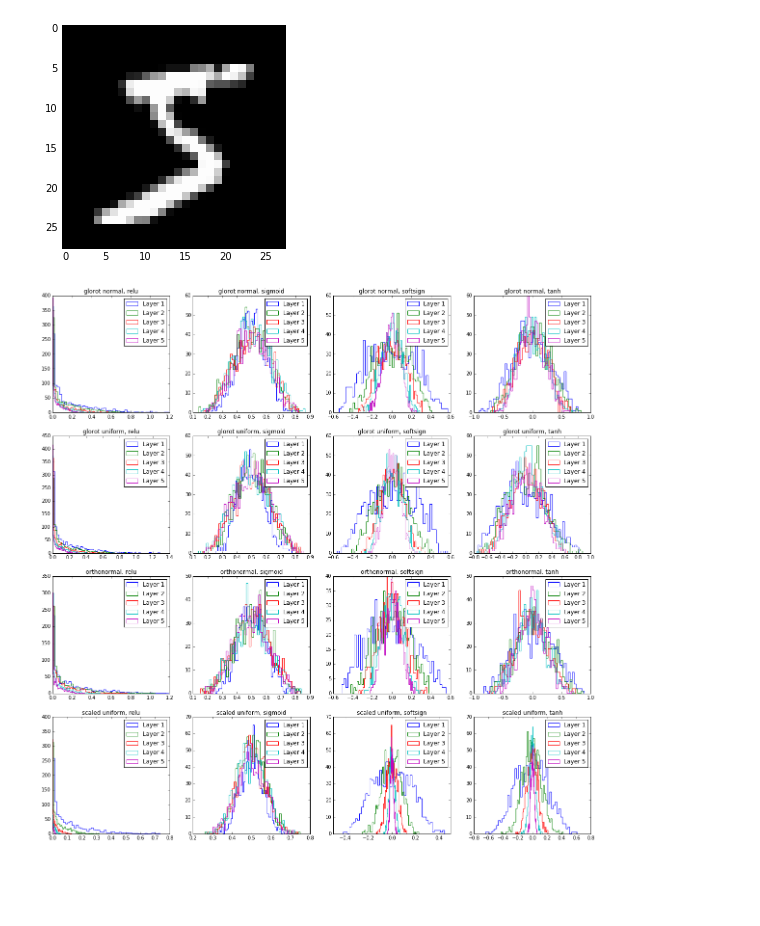
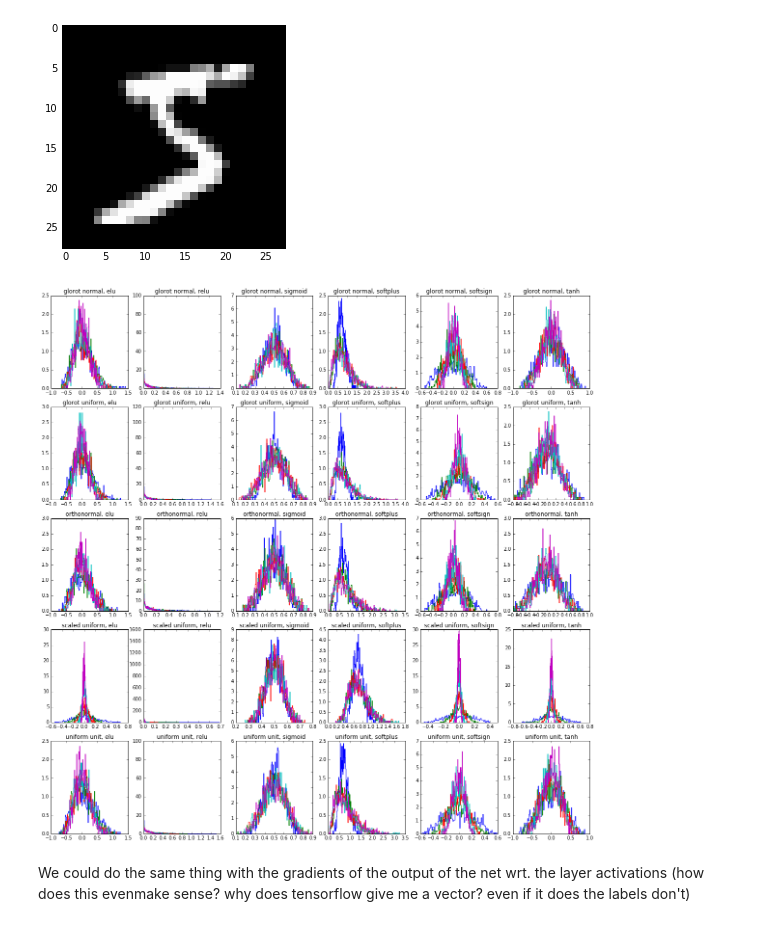
Before and after one commit to PFCM/odds-and-ends, a Jupyter notebook: Glorot pictures.ipynb, the cells around one changed output. Drawn from its saved outputs; the diff is of its cells as text; code cells hidden in the pictures; blank space fills up the shorter version.

```diff
--- a/Glorot pictures.ipynb
+++ b/Glorot pictures.ipynb
@@ -95,42 +95,55 @@ inputs = tf.constant(images)
 activations = {'sigmoid': tf.nn.sigmoid,
                'tanh': tf.nn.tanh,
                'softsign': tf.nn.softsign,
-               'relu': tf.nn.relu}
+               'relu': tf.nn.relu,
+               'elu': tf.nn.elu,
+               'softplus': tf.nn.softplus}
 
+depth = 5
+width = 1000
+
+nets = {}
 with tf.variable_scope('standard', initializer=scaled_uniform_init()):
-    nets = {'scaled uniform, '+name: deep_net(inputs, 5, 1000, nonlin)
+    nets = {'scaled uniform, '+name: deep_net(inputs, depth, width, nonlin)
             for name, nonlin in activations.items()}
 
 with tf.variable_scope('glorot_uniform', initializer=glorot_uniform_init()):
-    nets.update({'glorot uniform, '+name: deep_net(inputs, 5, 1000, nonlin)
+    nets.update({'glorot uniform, '+name: deep_net(inputs, depth, width, nonlin)
                  for name, nonlin in activations.items()})
 
 with tf.variable_scope('glorot_normal', initializer=glorot_normal_init()):
-    nets.update({'glorot normal, '+name: deep_net(inputs, 5, 1000, nonlin)
+    nets.update({'glorot normal, '+name: deep_net(inputs, depth, width, nonlin)
                  for name, nonlin in activations.items()})
 
 with tf.variable_scope('orthonormal', initializer=orthonormal_init()):
-    nets.update({'orthonormal, '+name: deep_net(inputs, 5, 1000, nonlin)
+    nets.update({'orthonormal, '+name: deep_net(inputs, depth, width, nonlin)
                  for name, nonlin in activations.items()})
+
+with tf.variable_scope('uniform_unit', initializer=tf.uniform_unit_scaling_initializer()):
+    nets.update({'uniform unit, '+name: deep_net(inputs, depth, width, nonlin)
+                 for name, nonlin in activations.items()})
 # %%
 sess = tf.Session()
 sess.run(tf.initialize_all_variables())
 # %%
-def plot_activations(name, activations):
+def plot_activations(name, activations, legend=True):
     plt.title('{}'.format(name))
     for i, act in enumerate(activations[1:]):
         #data, _ = np.histogram(act.mean(axis=0), bins=50)
         #plt.plot(data, label='Layer {}'.format(i+1))
         plt.hist(act.mean(axis=0), label='Layer {}'.format(i+1), histtype='step',
-                 bins=50)
-        plt.legend()
+                 bins=100, normed=True)
+        if legend:
+            plt.legend()
 
 plt.figure(figsize=(20, 20))
 i = 0
 for name, activations in sorted(list(nets.items())):
     batch_acts = sess.run(activations)
-    plt.subplot(4, 4, i+1)
+    plt.subplot(5, 6, i+1)
     i += 1
-    plot_activations(name, batch_acts)
+    plot_activations(name, batch_acts, legend=False)
 # %% [output]
-[figure, old version]
+[figure, new version]
+# %% [markdown]
+We could do the same thing with the gradients of the output of the net wrt. the layer activations (how does this evenmake sense? why does tensorflow give me a vector? even if it does the labels don't)
```
Also changed, not shown: parts of 2 cells of this notebook.
